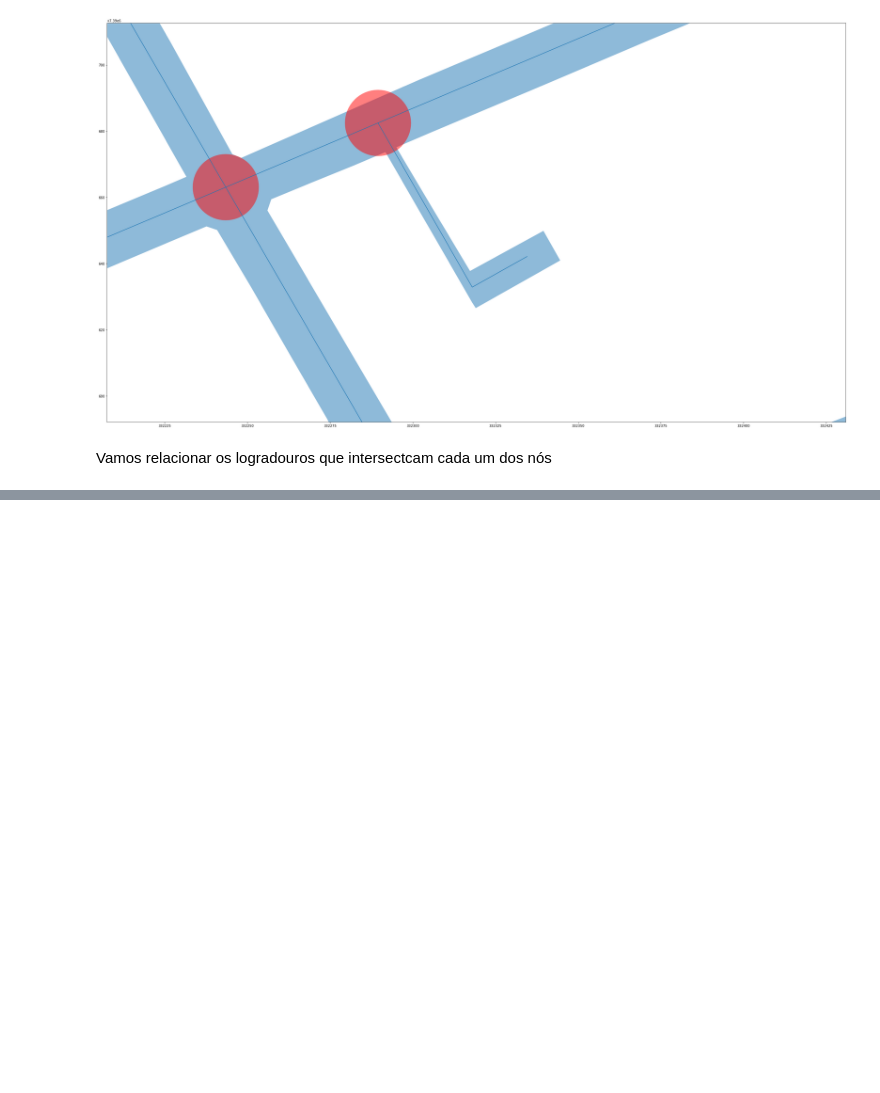
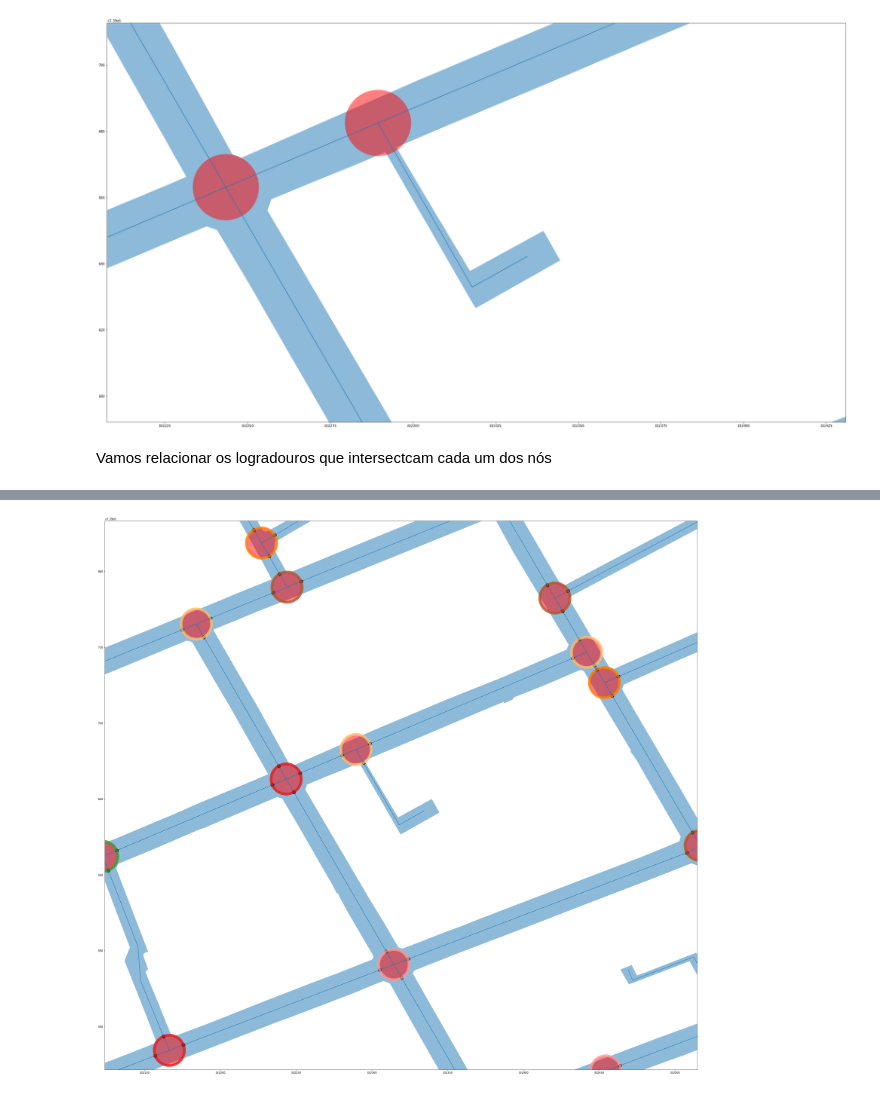
Before and after one commit to geoinfo-smdu/Poligono-de-vias, a Jupyter notebook: Gerando polígonos de vias no município de São Paulo.ipynb, the cells around one changed output, grey strips where cells are left out. Drawn from its saved outputs; the diff is of its cells as text; code cells hidden in the pictures; blank space fills up the shorter version.

```diff
--- a/Gerando polígonos de vias no município de São Paulo.ipynb
+++ b/Gerando polígonos de vias no município de São Paulo.ipynb
@@ -230,0 +298,16 @@ df_nos_concatenado = pd.concat([df_nos, df_logradouros_nos], axis=1, sort=False)
+# %%
+f, ax = plt.subplots(1)
+
+# Aplicando o zoom
+plt.margins(x=-0.15, y=-0.20)
+
+df_vias.plot(ax=ax, alpha=0.5)
+#df_cruzamentos.plot(ax=ax)
+df_logradouros.plot(ax=ax)
+df_nos.plot(ax=ax, alpha=0.5, color='red')
+df_inter_ponto_borda.plot(ax=ax, color='black', linewidth=8)
+#df_fatiado.plot(ax=ax, column='index', lw=3, cmap='Paired', alpha=0.8, linewidth=2)
+df_fatiado3.plot(ax=ax, column='index', lw=3, cmap='Paired', alpha=0.8, linewidth=10)
+plt.show()
+# %% [output]
+[figure, added]
```
Also changed, not shown: parts of 3 cells of this notebook.
